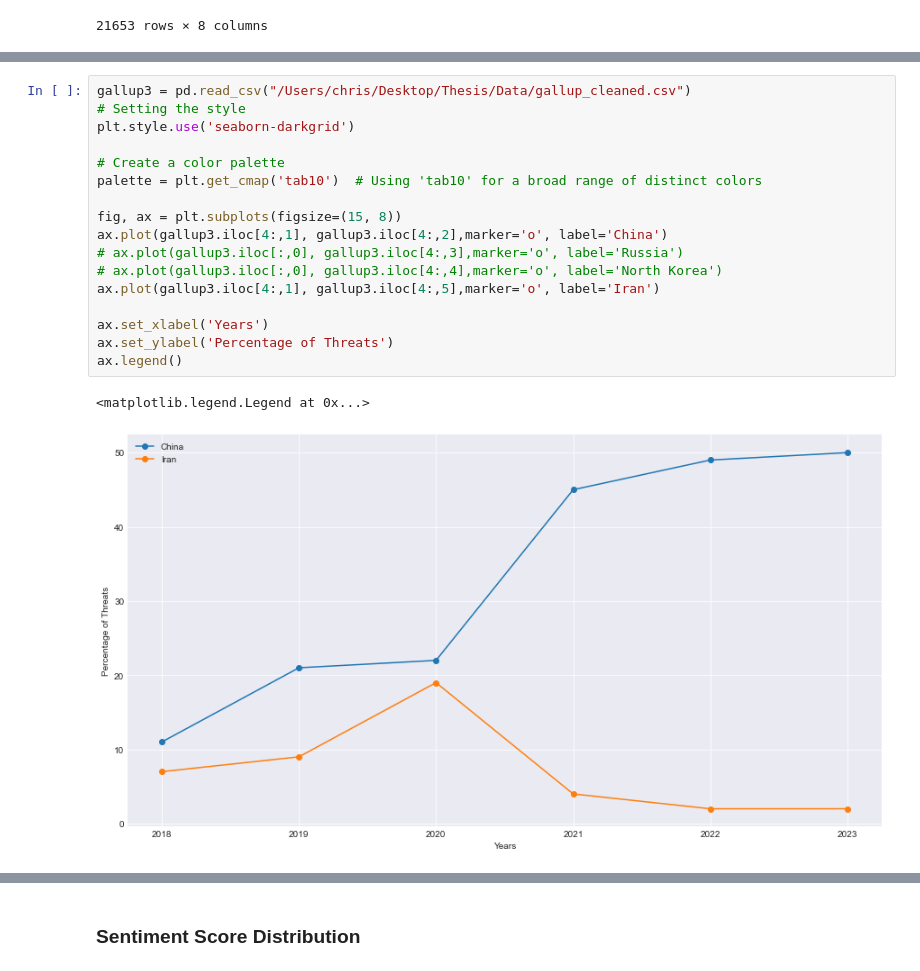
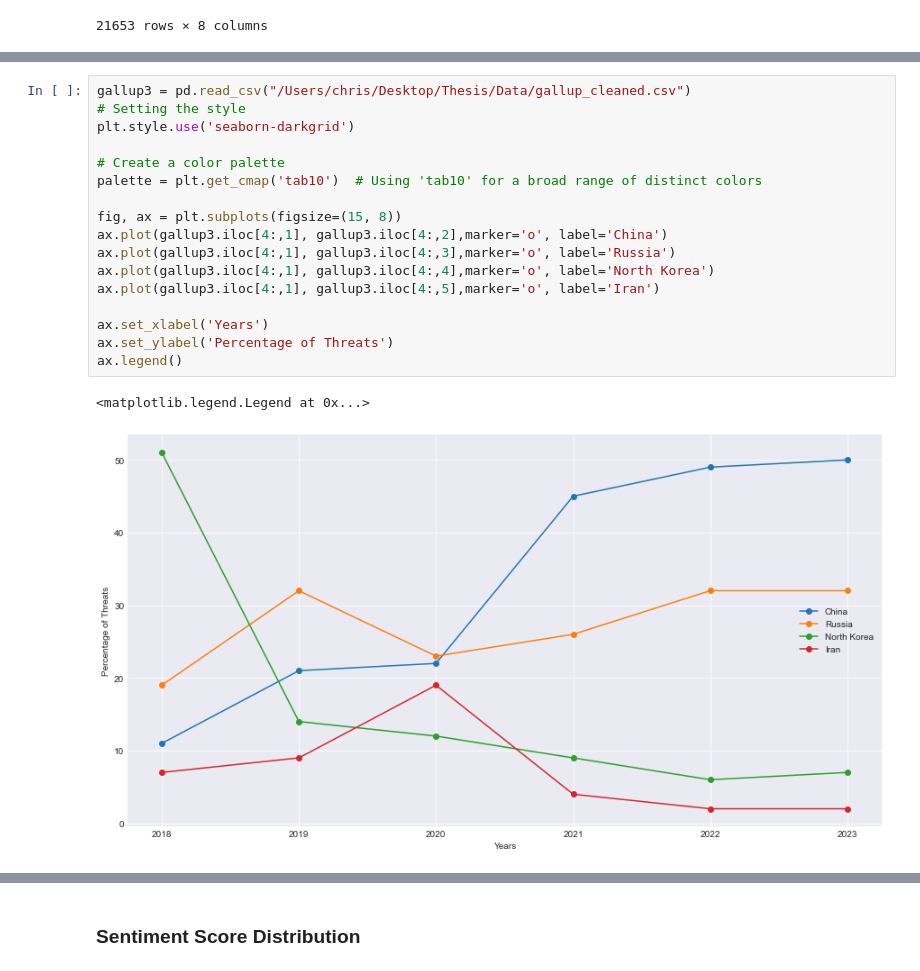
Before and after one commit to ChrisZhang6888/public_opinion_thesis, a Jupyter notebook: Programming/Distinction Analysis.ipynb, the cells around one changed output, grey strips where cells are left out. Drawn from its saved outputs; the diff is of its cells as text.

```diff
--- a/Programming/Distinction Analysis.ipynb
+++ b/Programming/Distinction Analysis.ipynb
@@ -190,20 +190,20 @@ plt.show()
 # %%
 gallup3 = pd.read_csv("/Users/chris/Desktop/Thesis/Data/gallup_cleaned.csv")
 # Setting the style
 plt.style.use('seaborn-darkgrid')
 
 # Create a color palette
 palette = plt.get_cmap('tab10')  # Using 'tab10' for a broad range of distinct colors
 
 fig, ax = plt.subplots(figsize=(15, 8))
 ax.plot(gallup3.iloc[4:,1], gallup3.iloc[4:,2],marker='o', label='China')
-# ax.plot(gallup3.iloc[:,0], gallup3.iloc[4:,3],marker='o', label='Russia')
-# ax.plot(gallup3.iloc[:,0], gallup3.iloc[4:,4],marker='o', label='North Korea')
+ax.plot(gallup3.iloc[4:,1], gallup3.iloc[4:,3],marker='o', label='Russia')
+ax.plot(gallup3.iloc[4:,1], gallup3.iloc[4:,4],marker='o', label='North Korea')
 ax.plot(gallup3.iloc[4:,1], gallup3.iloc[4:,5],marker='o', label='Iran')
 
 ax.set_xlabel('Years')
 ax.set_ylabel('Percentage of Threats')
 ax.legend()
 # %% [output]
 <matplotlib.legend.Legend at 0x...>
-[figure, old version]
+[figure, new version]
```
Also changed, not shown: parts of 20 cells of this notebook.
